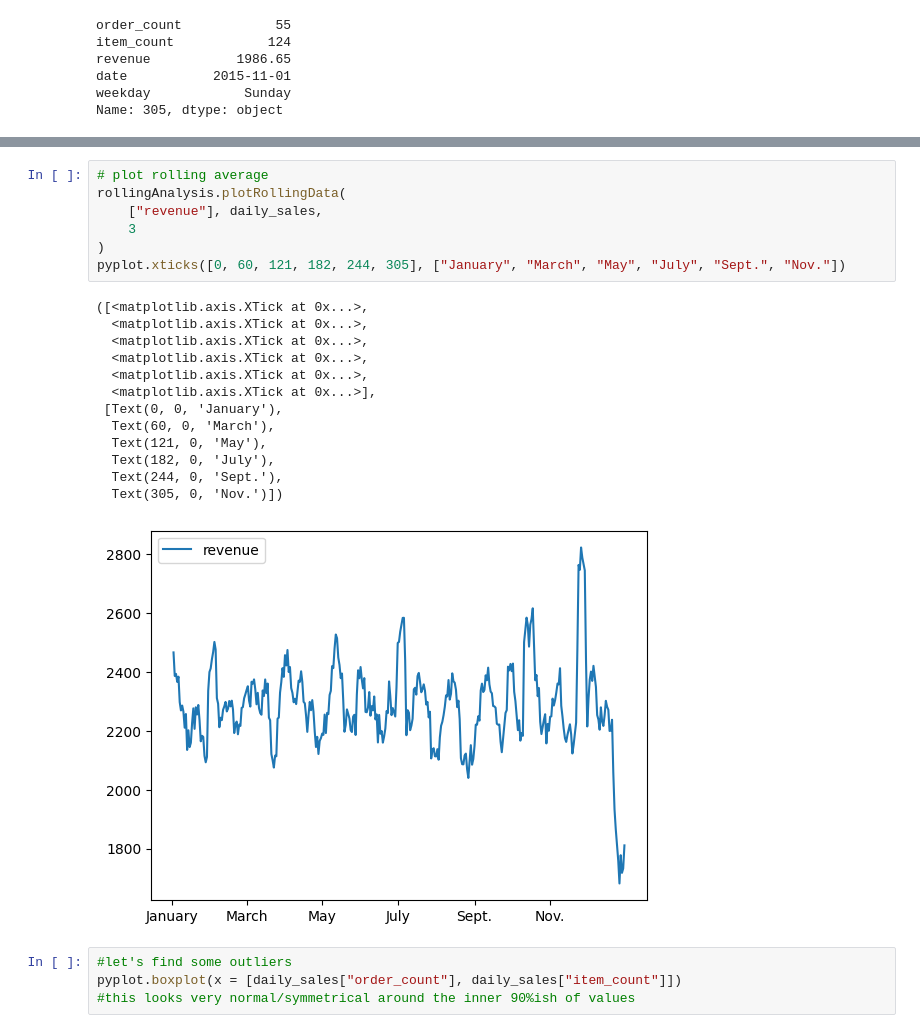
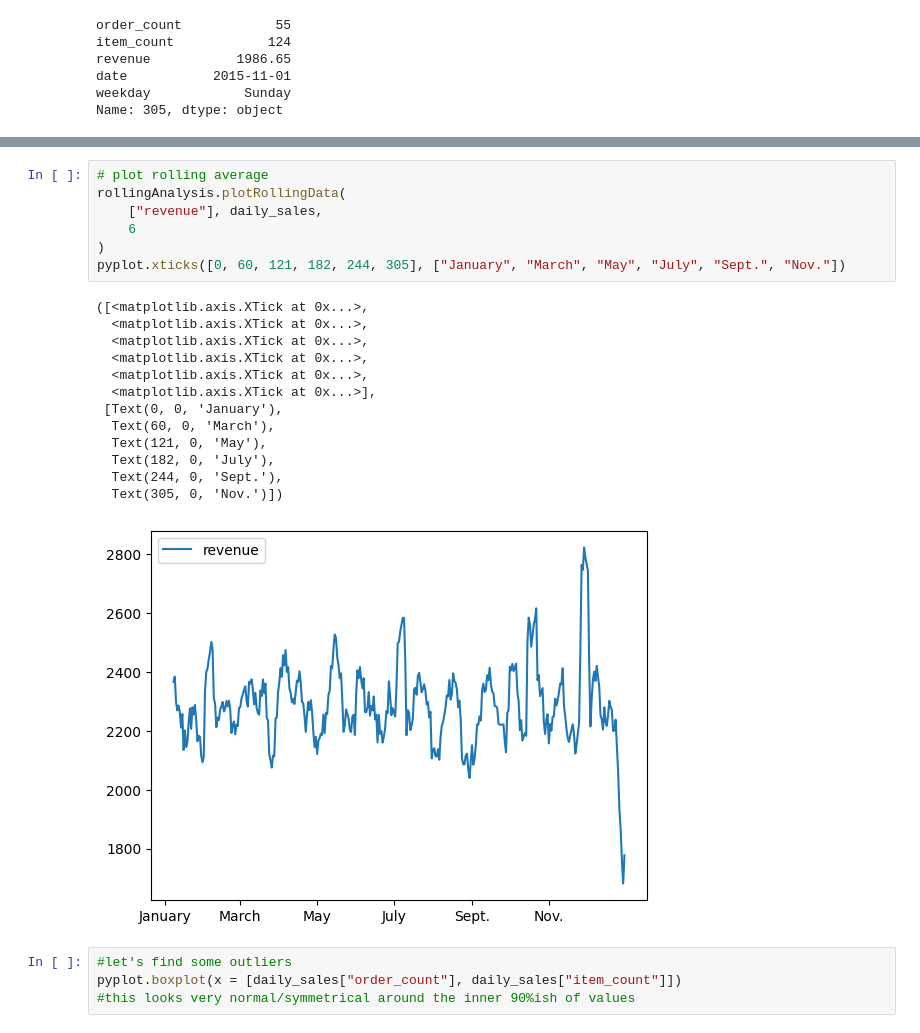
Before and after one commit to spencers145/pizza-study, a Jupyter notebook: study.ipynb, the cells around one changed output, grey strips where cells are left out. Saved outputs shown, nothing was run; the diff lists cells and outputs as text.

```diff
--- a/study.ipynb
+++ b/study.ipynb
@@ -66,24 +66,24 @@ pyplot.xticks([0, 60, 121, 182, 244, 305], ["January", "March", "May", "July", "
 # %%
 # plot rolling average
 rollingAnalysis.plotRollingData(
     ["revenue"], daily_sales,
-    3
+    6
 )
 pyplot.xticks([0, 60, 121, 182, 244, 305], ["January", "March", "May", "July", "Sept.", "Nov."])
 # %% [output]
 ([<matplotlib.axis.XTick at 0x...>,
   <matplotlib.axis.XTick at 0x...>,
   <matplotlib.axis.XTick at 0x...>,
   <matplotlib.axis.XTick at 0x...>,
   <matplotlib.axis.XTick at 0x...>,
   <matplotlib.axis.XTick at 0x...>],
  [Text(0, 0, 'January'),
   Text(60, 0, 'March'),
   Text(121, 0, 'May'),
   Text(182, 0, 'July'),
   Text(244, 0, 'Sept.'),
   Text(305, 0, 'Nov.')])
-[figure, old version]
+[figure, new version]
 # %%
 #let's find some outliers
 pyplot.boxplot(x = [daily_sales["order_count"], daily_sales["item_count"]])
```
Also changed, not shown: parts of 8 cells of this notebook.
